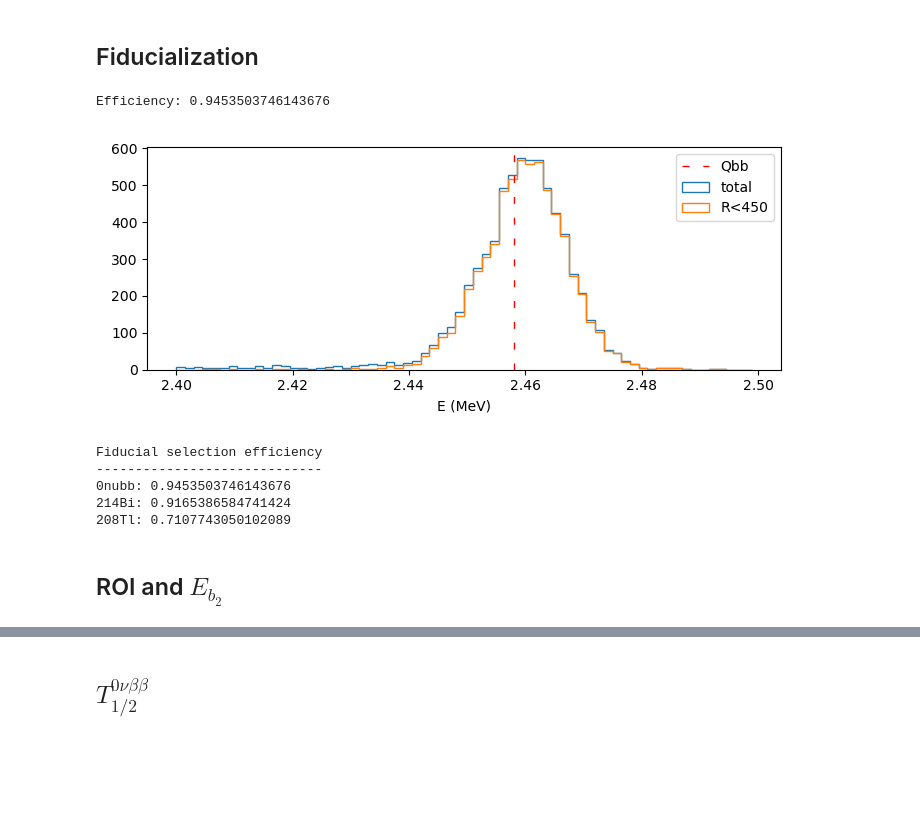
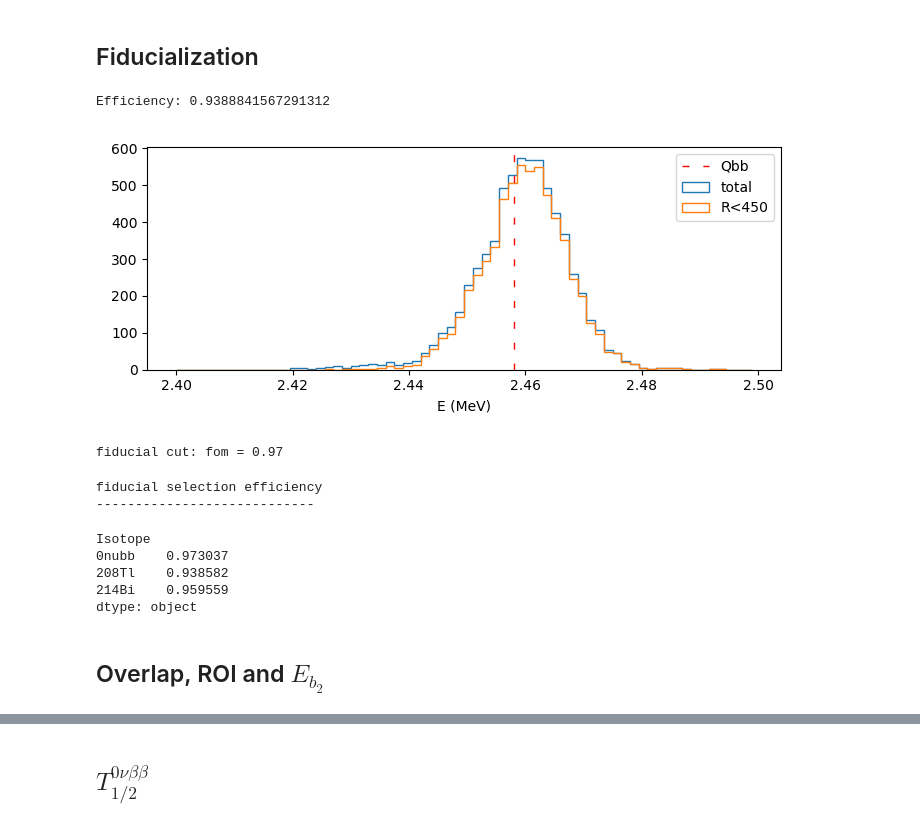
Before and after one commit to gondiaz/NEXT100-0nubb-analysis, a Jupyter notebook: analysis/counting_experiment.ipynb, the cells around one changed output, grey strips where cells are left out. Cells and saved outputs as stored; diff of their text form; code cells hidden in the pictures; blank space fills up the shorter version.

```diff
--- a/analysis/counting_experiment.ipynb
+++ b/analysis/counting_experiment.ipynb
@@ -46,10 +58,11 @@ def load_tracks_with_info(filenames):
         try:
             tracks_ = pd.read_hdf(filename, f"Tracking/Tracks").set_index("event")
         except:
+            print(filename)
             continue
         # energy cut
         energies = tracks_.groupby(level=0).energy.sum()
-        sel = (2.40 <= energies) & (energies <= 2.55)
+        sel = (2.42 <= energies) & (energies <= 2.50)
         tracks_ = tracks_.loc[sel].reset_index()
         tracks_["G4Volume"] = get_g4volume_name(filename)
         tracks_["file"]     = get_file_number(filename)
@@ -191,10 +284,0 @@ ntracks <= 1 cut: fom = 1.43
-# %%
-print("1 track selection efficiency")
-print("----------------------------")
-print("0nubb:", (tracks_0nubb.numb_of_tracks == 1).sum()/Ns)
-print("214Bi:", (tracks_214Bi.numb_of_tracks == 1).sum()/tracks_214Bi.index.nunique())
-print("208Tl:", (tracks_208Tl.numb_of_tracks == 1).sum()/tracks_208Tl.index.nunique())
-
-tracks_0nubb = tracks_0nubb.loc[tracks_0nubb.numb_of_tracks == 1]
-tracks_214Bi = tracks_214Bi.loc[tracks_214Bi.numb_of_tracks == 1]
-tracks_208Tl = tracks_208Tl.loc[tracks_208Tl.numb_of_tracks == 1]
@@ -207,50 +297,73 @@ tracks_208Tl = tracks_208Tl.loc[tracks_208Tl.numb_of_tracks == 1]
+# %%
+# selection dfs
+sel_0nubb = (tracks_0nubb.numb_of_tracks == 1)
+sel_208Tl = (tracks_208Tl.numb_of_tracks == 1)
+sel_214Bi = (tracks_214Bi.numb_of_tracks == 1)
 # %% [markdown]
 ## Fiducialization
 # %%
 plt.figure(figsize=[7, 3])
 
 tracks = tracks_0nubb
 
 rmax = 450
+zmin = 20
+zmax = 1180
+
 bins = np.arange(2.40, 2.50, 0.0015)
 
-plt.hist(tracks_0nubb.energy, bins=bins, histtype="step", label="total")
-
+plt.hist(tracks_0nubb.loc[sel_0nubb].energy, bins=bins, histtype="step", label="total")
 # R cut
-sel = (tracks_0nubb.r_max < rmax)
+sel = (tracks_0nubb.r_max < rmax) & (zmin<tracks_0nubb.z_min) & (tracks_0nubb.z_max < zmax)
 print("Efficiency:", sel.sum()/tracks_0nubb.index.size)
-plt.hist( tracks_0nubb.loc[sel].groupby(level=[0,1]).energy.sum()
+plt.hist( tracks_0nubb.loc[sel_0nubb & sel].groupby(level=[0,1]).energy.sum()
         , bins=bins, histtype="step", label=f"R<{rmax}")
-
 Qbb = 2.458
 plt.axvline(Qbb, c="r", linewidth=1, linestyle=(0, (5, 10)), label="Qbb")
-
 plt.xlabel("E (MeV)")
 
 plt.legend()
 plt.tight_layout();
 # %% [output]
-Efficiency: 0.9453503746143676
+Efficiency: 0.9388841567291312
-[figure, old version]
+[figure, new version]
 # %%
 rmax = 450
+zmin = 20
+zmax = 1180
 
-print("Fiducial selection efficiency")
-print("-----------------------------")
-print("0nubb:", (tracks_0nubb.r_max < rmax).sum()/tracks_0nubb.index.size)
-print("214Bi:", (tracks_214Bi.r_max < rmax).sum()/tracks_214Bi.index.size)
-print("208Tl:", (tracks_208Tl.r_max < rmax).sum()/tracks_208Tl.index.size)
+sel_0nubb = sel_0nubb & (zmin<tracks_0nubb.z_min) & (tracks_0nubb.z_max<zmax)
+rate = (tracks_0nubb.loc[sel_0nubb].index.nunique() / iceff_df.loc[("0nubb", "ACTIVE")].exposure).sum()
+selections_df.loc["0nubb", "fiducial"] = rate
 
+# 214Bi
+sel_214Bi = sel_214Bi & (zmin<tracks_214Bi.z_min) & (tracks_214Bi.z_max<zmax)
+rate = (tracks_214Bi.loc[sel_214Bi].value_counts("G4Volume") / iceff_df.loc["214Bi"].exposure).sum()
+selections_df.loc["214Bi", "fiducial"] = rate
 
-tracks_0nubb = tracks_0nubb.loc[tracks_0nubb.r_max < rmax]
-tracks_214Bi = tracks_214Bi.loc[tracks_214Bi.r_max < rmax]
-tracks_208Tl = tracks_208Tl.loc[tracks_208Tl.r_max < rmax]
+# 208Tl
+sel_208Tl = sel_208Tl & (zmin<tracks_208Tl.z_min) & (tracks_208Tl.z_max<zmax)
+rate = (tracks_208Tl.loc[sel_208Tl].value_counts("G4Volume") / iceff_df.loc["208Tl"].exposure).sum()
+selections_df.loc["208Tl", "fiducial"] = rate
+
+es = selections_df.loc["0nubb"].fiducial/selections_df.loc["0nubb"].track
+eb = selections_df.loc[("208Tl", "214Bi"), :].track.sum()/selections_df.loc[("208Tl", "214Bi"), :].track.sum()
+
+print(f"fiducial cut: fom =", round(es/np.sqrt(eb), 2))
 # %% [output]
-Fiducial selection efficiency
------------------------------
-0nubb: 0.9453503746143676
-214Bi: 0.9165386584741424
-208Tl: 0.7107743050102089
+fiducial cut: fom = 0.97
+# %%
+print("fiducial selection efficiency")
+print("----------------------------")
+selections_df.fiducial/selections_df.track
+# %% [output]
+fiducial selection efficiency
+----------------------------
+Isotope
+0nubb    0.973037
+208Tl    0.938582
+214Bi    0.959559
+dtype: object
 # %% [markdown]
-## ROI and $E_{b_2}$
+## Overlap, ROI and $E_{b_2}$
 # %%
```
Also changed, not shown: parts of 57 cells of this notebook, 1 other file.
